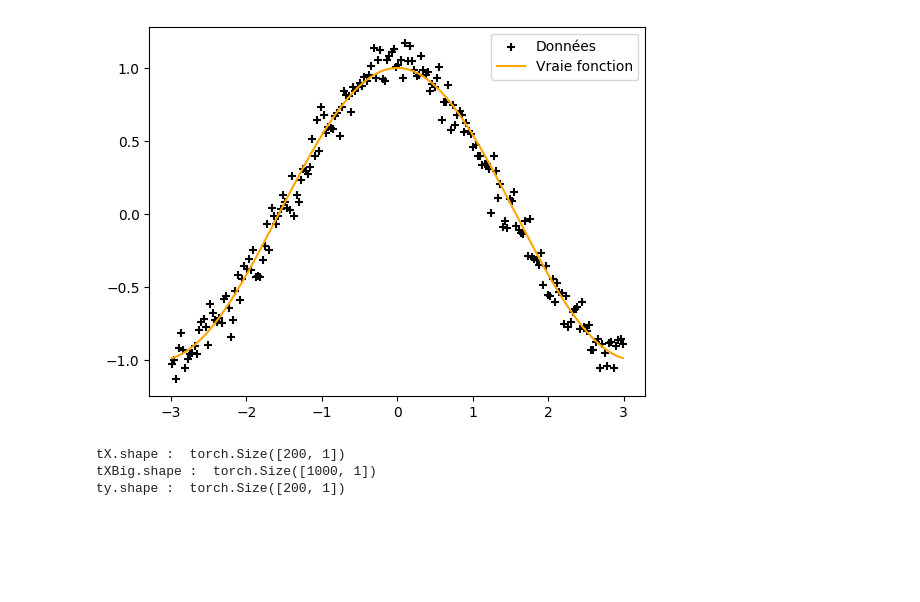
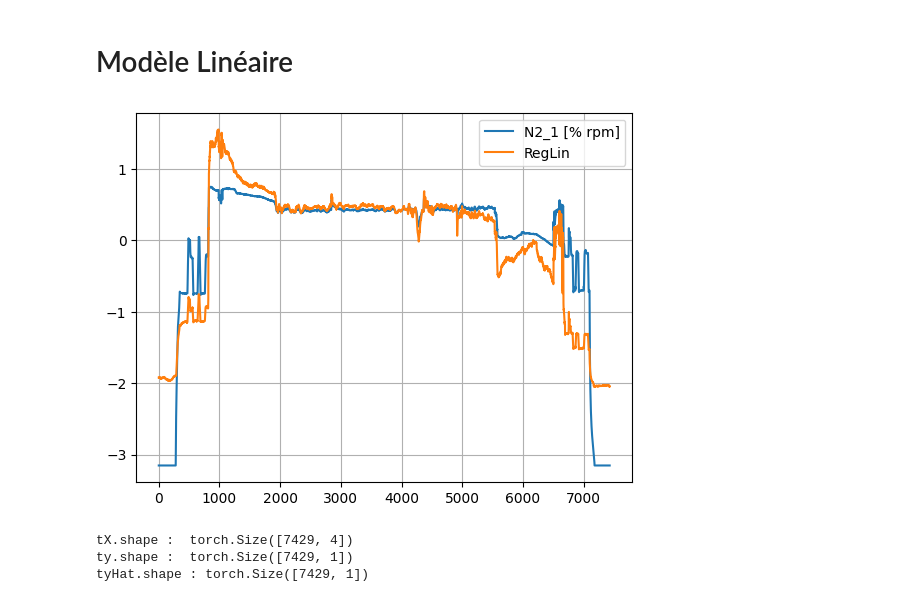
Before and after one commit to Davidson-Lova/PFE_clean, a Jupyter notebook: src/visualization/visRot.ipynb, the cells around one changed output. Cells and saved outputs as stored; diff of their text form; code cells hidden in the pictures; blank space fills up the shorter version.

```diff
--- a/src/visualization/visRot.ipynb
+++ b/src/visualization/visRot.ipynb
@@ -4,4 +4,6 @@ import numpy as np
 import matplotlib.pyplot as plt
 import seaborn as sns
 import torch.nn as nn
+# %% [markdown]
+# Modèle Linéaire
 # %%
@@ -27,51 +25,47 @@ class resNet(nn.Module) :
         for p1, p2 in zip(list(self.parameters()), param_list) :
             p1.data = p2
         return self
-# %%
-# Definition de la fonction de test
-def f(x, sigma):
-    epsilon = np.random.randn(*x.shape) * sigma
-    return np.cos(x) + epsilon
-
-# Paramétrage des données d'entrainements
-train_size = 200
-# Le bruite
-noise = 0.1
-
-# Pour cos
-xmin = -3
-xmax = 3
-
-zoomfig = 2
-xminBig = xmin - zoomfig * (xmax - xmin)
-xmaxBig = xmax + zoomfig * (xmax - xmin)
-
-XBig = np.linspace(xminBig, xmaxBig, train_size *
-                   (2*zoomfig + 1)).reshape(-1, 1)
-X = XBig[train_size * zoomfig: train_size * zoomfig + train_size]
-y = f(X, sigma=noise)
-y_true = f(X, sigma=0.0)
-
-
-# On affiche tout ça
-plt.close()
-plt.scatter(X, y, marker='+', label='Données', color = 'k')
-plt.plot(X, y_true, label='Vraie fonction', color = 'orange')
-plt.legend()
-plt.show()
-# %% [output]
-[figure, removed]
+# %%
+variableNames = ["N1_1 [% rpm]", "T1_1 [deg C]", "ALT [ft]", "M [Mach]"]
+# X = ddf.partitions[0][variableNames].compute().values
+f = open("../data_prepare/variables.npy", "rb")
+X = np.load(f)
+f.close()
+Xnorm = (X - X.mean(axis=0)) / X.std(axis=0)
+Xhat = np.concatenate((np.ones(X.shape[0]).reshape(-1, 1), Xnorm), axis=1)
+
+targetName = ["N2_1 [% rpm]"]
+# y = ddf.partitions[0][targetName].compute().values.reshape(-1, 1)
+f = open("../data_prepare/target.npy", "rb")
+y = np.load(f)
+f.close()
+
+yNorm = (y - y.mean(axis=0)) / y.std(axis=0)
+
+aHat = np.linalg.solve(np.matmul(Xhat.transpose(), Xhat),
+                       np.matmul(Xhat.transpose(), yNorm))
+yHat = np.matmul(Xhat, aHat)
+
+
+plt.figure()
+plt.plot(yNorm, label=targetName[0])
+plt.plot(yHat, label="RegLin")
+plt.legend()
+plt.grid("on")
+plt.show()
+# %% [output]
+[figure, added]
 # %%
-tX = torch.Tensor(X)
-tXBig = torch.Tensor(XBig)
-ty = torch.Tensor(y)
+tX = torch.Tensor(Xnorm)
+ty = torch.Tensor(yNorm)
+tyHat = torch.Tensor(yHat)
 
 print("tX.shape : ", tX.shape)
-print("tXBig.shape : ", tXBig.shape)
 print("ty.shape : ", ty.shape)
+print("tyHat.shape :", tyHat.shape)
 # %% [output]
-tX.shape :  torch.Size([200, 1])
-tXBig.shape :  torch.Size([1000, 1])
-ty.shape :  torch.Size([200, 1])
+tX.shape :  torch.Size([7429, 4])
+ty.shape :  torch.Size([7429, 1])
+tyHat.shape : torch.Size([7429, 1])
 # %%
 # Hypperparamètres
```
Also changed, not shown: parts of 17 cells of this notebook, 2 other files.
